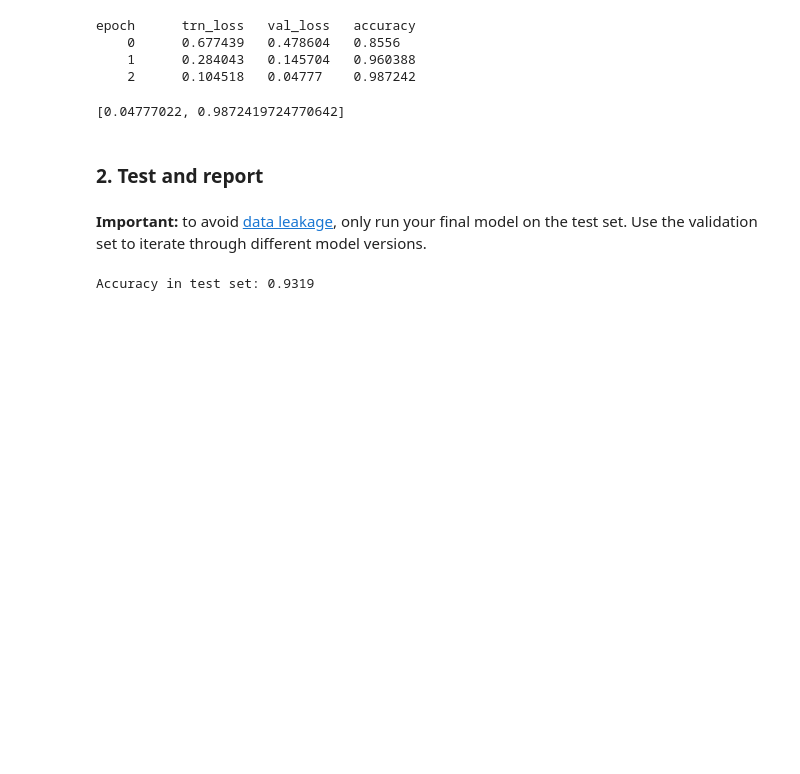
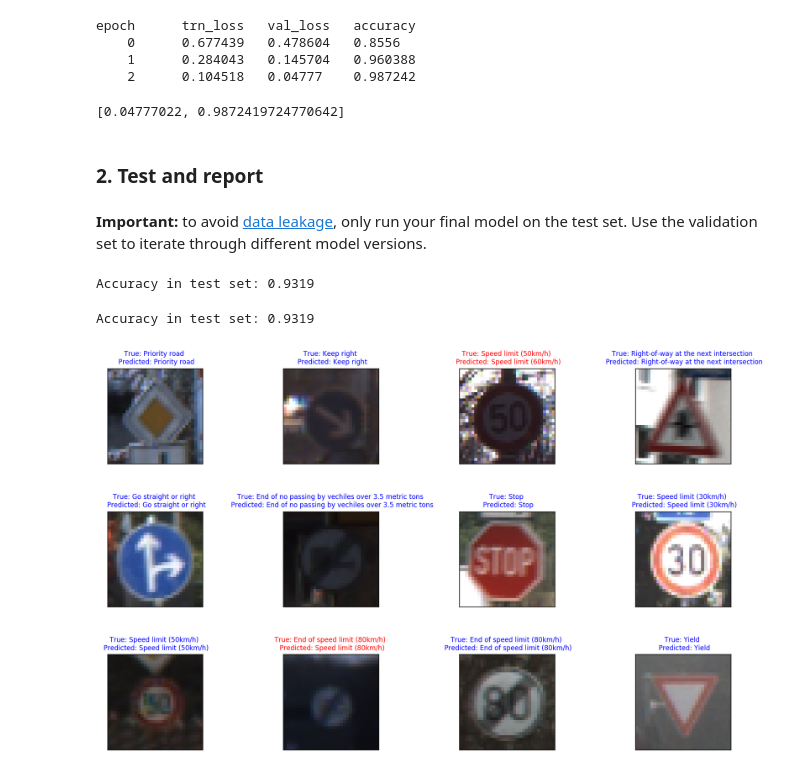
Before and after one commit to chris-redfield/fast.ai, a Jupyter notebook: lesson2-DeepLearningBSB - exercise.ipynb, the cells around one changed output. Drawn from its saved outputs; the diff is of its cells as text; code cells hidden in the pictures; blank space fills up the shorter version.

Commit message:
showing test images

```diff
--- a/lesson2-DeepLearningBSB - exercise.ipynb
+++ b/lesson2-DeepLearningBSB - exercise.ipynb
@@ -394,3 +394,16 @@ acc = sum(preds==y_test)/preds.shape[0]
 print("Accuracy in test set: {:.4f}".format(acc))
 # %% [output]
 Accuracy in test set: 0.9319
+# %%
+# Predict in validation set
+
+# Evaluate
+acc = sum(preds==y_test)/preds.shape[0]
+print("Accuracy in test set: {:.4f}".format(acc))
+
+indices = np.random.permutation(X_val.shape[0])[:12]
+show_validation_images(X_test[indices], [class_names[n] for n in y_test[indices]], [class_names[n] for n in preds[indices]],
+             imgs_per_row=4)
+# %% [output]
+Accuracy in test set: 0.9319
+[figure, added]
```
